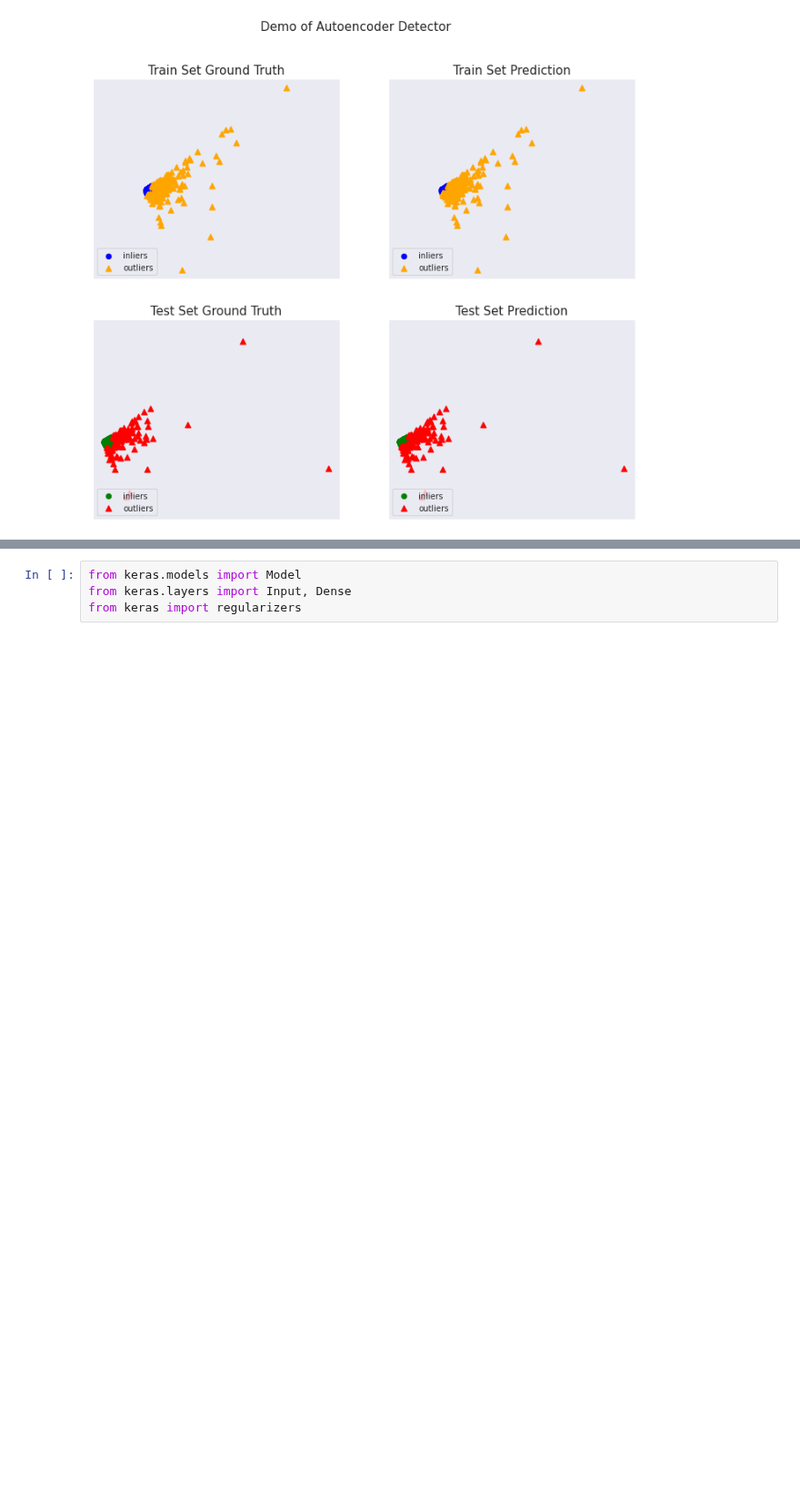
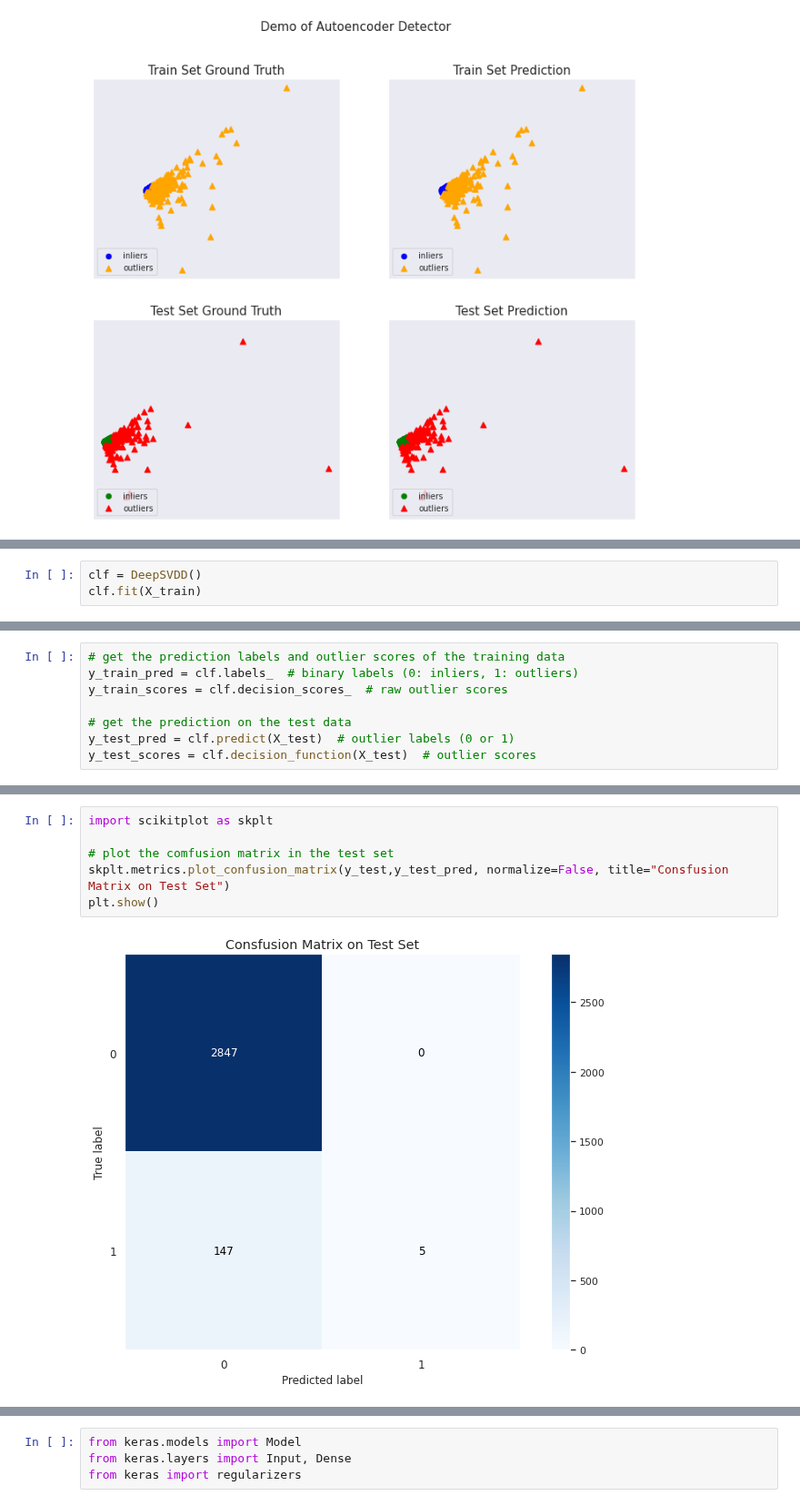
Before and after one commit to myconcordia/A2I2, a Jupyter notebook: Anomaly_Detection_with_PyOD.ipynb, the cells around one changed output, grey strips where cells are left out. Shown at 91% size. Cells and saved outputs as stored; diff of their text form; blank space fills up the shorter version.

```diff
--- a/Anomaly_Detection_with_PyOD.ipynb
+++ b/Anomaly_Detection_with_PyOD.ipynb
@@ -574,0 +566,3 @@ visualize(clf_name, X_train, y_train, X_test, y_test, y_train_pred,
+# %%
+clf = DeepSVDD()
+clf.fit(X_train)
@@ -574,0 +597,8 @@ visualize(clf_name, X_train, y_train, X_test, y_test, y_train_pred,
+# %%
+# get the prediction labels and outlier scores of the training data
+y_train_pred = clf.labels_  # binary labels (0: inliers, 1: outliers)
+y_train_scores = clf.decision_scores_  # raw outlier scores
+
+# get the prediction on the test data
+y_test_pred = clf.predict(X_test)  # outlier labels (0 or 1)
+y_test_scores = clf.decision_function(X_test)  # outlier scores
@@ -574,0 +617,8 @@ visualize(clf_name, X_train, y_train, X_test, y_test, y_train_pred,
+# %%
+import scikitplot as skplt
+
+# plot the comfusion matrix in the test set
+skplt.metrics.plot_confusion_matrix(y_test,y_test_pred, normalize=False, title="Consfusion Matrix on Test Set")
+plt.show()
+# %% [output]
+[figure, added]
```
Also changed, not shown: parts of 42 cells of this notebook.
